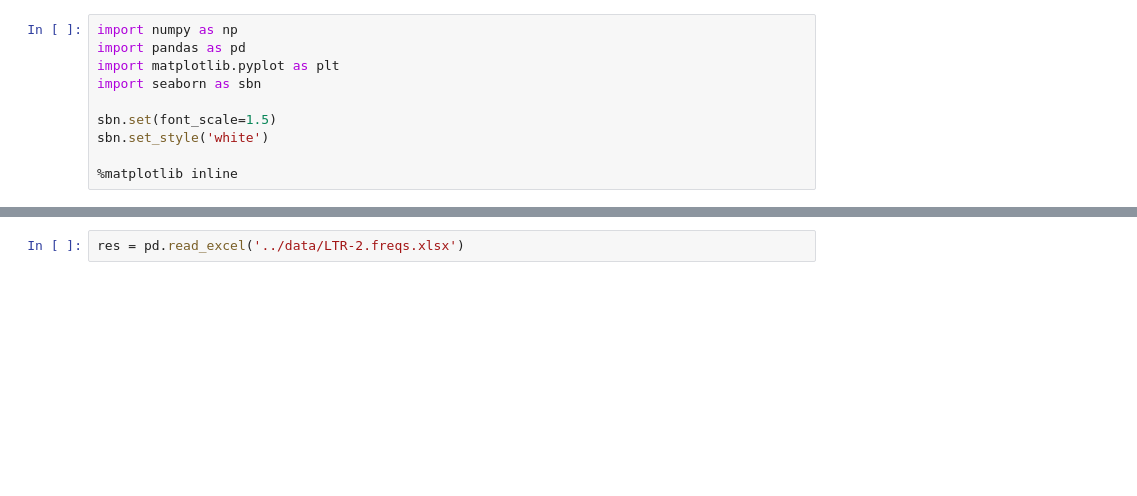
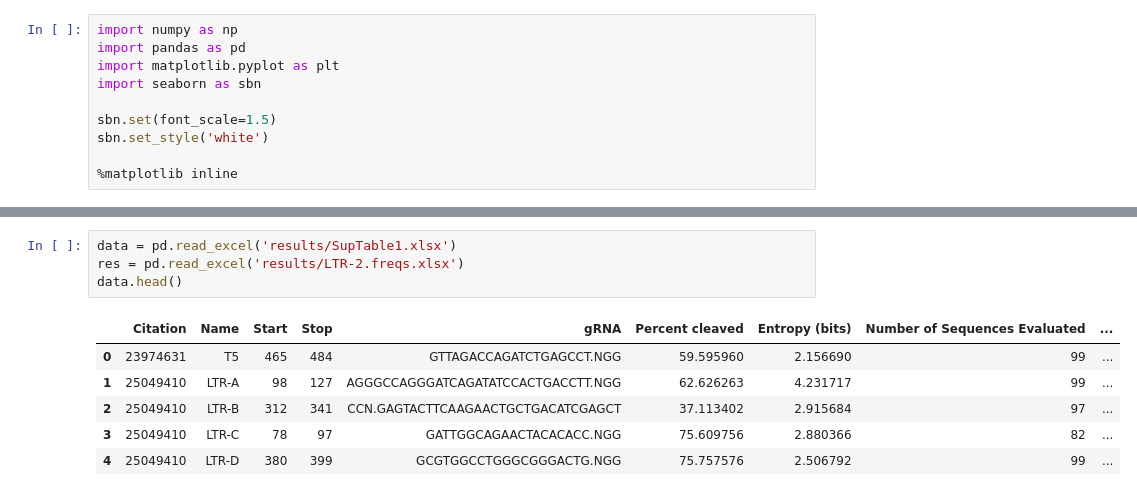
Before and after one commit to DamLabResources/hiv-crispr-review, a Jupyter notebook: VisualizeResults.ipynb, the cells around one changed output, grey strips where cells are left out. Saved outputs shown, nothing was run; the diff lists cells and outputs as text; blank space fills up the shorter version.

```diff
--- a/VisualizeResults.ipynb
+++ b/VisualizeResults.ipynb
@@ -22,2 +15,11 @@ data.head()
 # %%
-res = pd.read_excel('../data/LTR-2.freqs.xlsx')
+data = pd.read_excel('results/SupTable1.xlsx')
+res = pd.read_excel('results/LTR-2.freqs.xlsx')
+data.head()
+# %% [output]
+|  | Citation | Name | Start | Stop | gRNA | Percent cleaved | Entropy (bits) | Number of Sequences Evaluated | ... |
+| 0 | 23974631 | T5 | 465 | 484 | GTTAGACCAGATCTGAGCCT.NGG | 59.595960 | 2.156690 | 99 | ... |
+| 1 | 25049410 | LTR-A | 98 | 127 | AGGGCCAGGGATCAGATATCCACTGACCTT.NGG | 62.626263 | 4.231717 | 99 | ... |
+| 2 | 25049410 | LTR-B | 312 | 341 | CCN.GAGTACTTCAAGAACTGCTGACATCGAGCT | 37.113402 | 2.915684 | 97 | ... |
+| 3 | 25049410 | LTR-C | 78 | 97 | GATTGGCAGAACTACACACC.NGG | 75.609756 | 2.880366 | 82 | ... |
+| 4 | 25049410 | LTR-D | 380 | 399 | GCGTGGCCTGGGCGGGACTG.NGG | 75.757576 | 2.506792 | 99 | ... |
```
Also changed, not shown: parts of 11 cells of this notebook, 7 other files.
